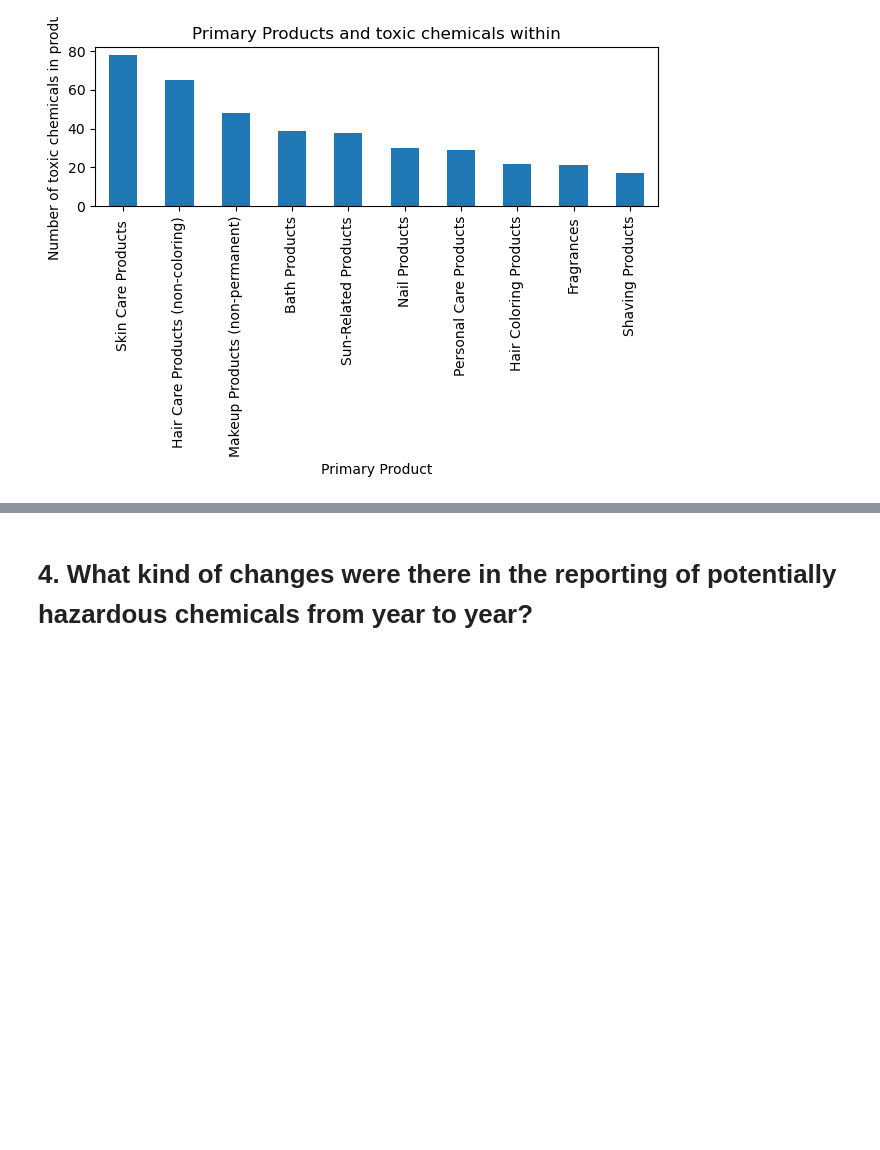
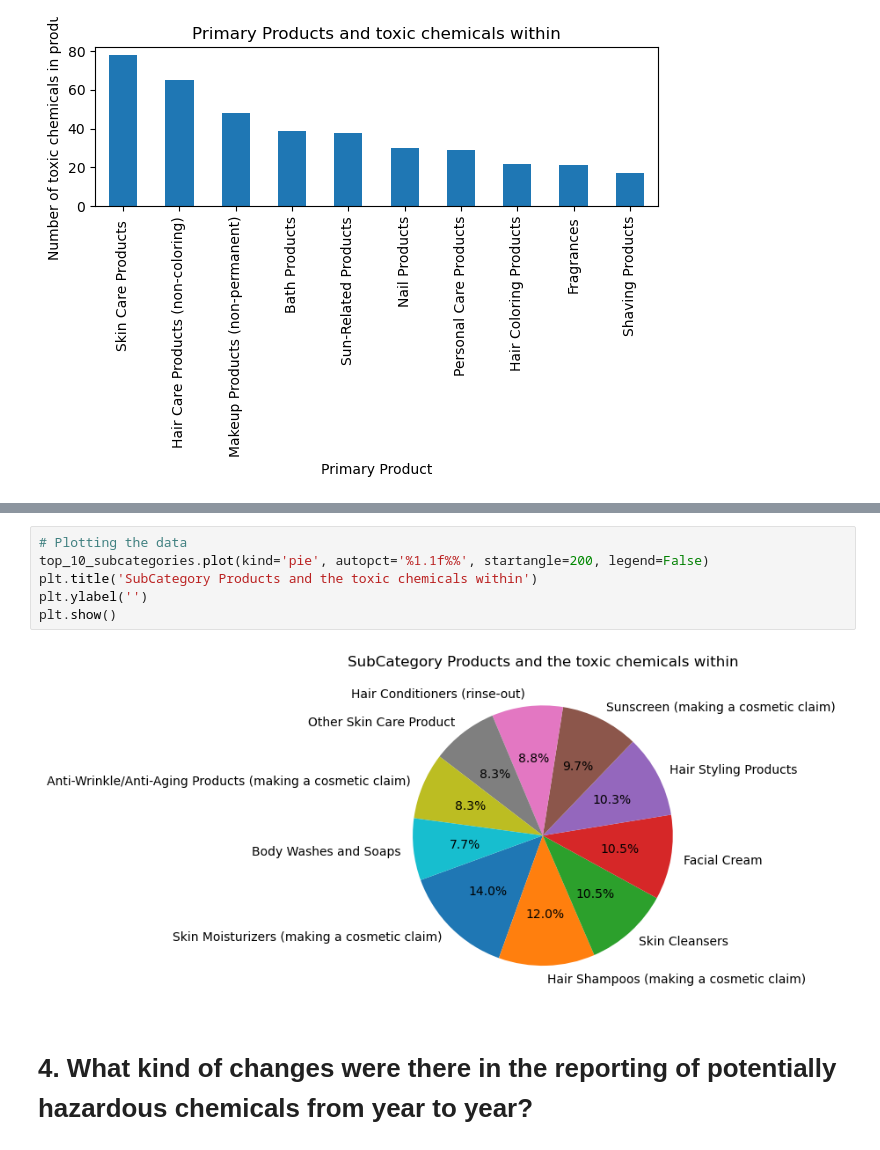
Before and after one commit to Nova8F/Project_1.0, a Jupyter notebook: Project1_Group1_FinalScript.ipynb, the cells around one changed output, grey strips where cells are left out. Cells and saved outputs as stored; diff of their text form; blank space fills up the shorter version.

```diff
--- a/Project1_Group1_FinalScript.ipynb
+++ b/Project1_Group1_FinalScript.ipynb
@@ -385,3 +440,11 @@ plt.show()
+# %%
+# Plotting the data
+top_10_subcategories.plot(kind='pie', autopct='%1.1f%%', startangle=200, legend=False)
+plt.title('SubCategory Products and the toxic chemicals within')
+plt.ylabel('')
+plt.show()
+# %% [output]
+[figure, added]
 # %% [markdown]
 # 4. What kind of changes were there in the reporting of potentially hazardous chemicals from year to year?
 # %% [markdown]
```
Also changed, not shown: parts of 4 cells of this notebook.
